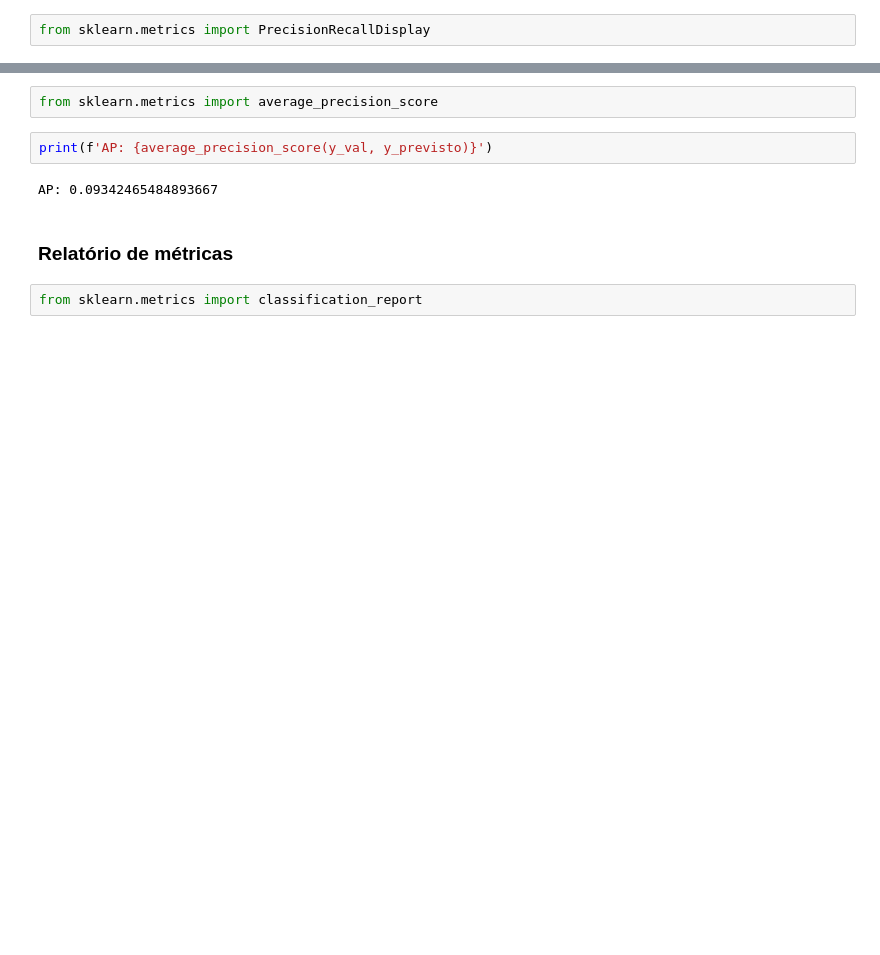
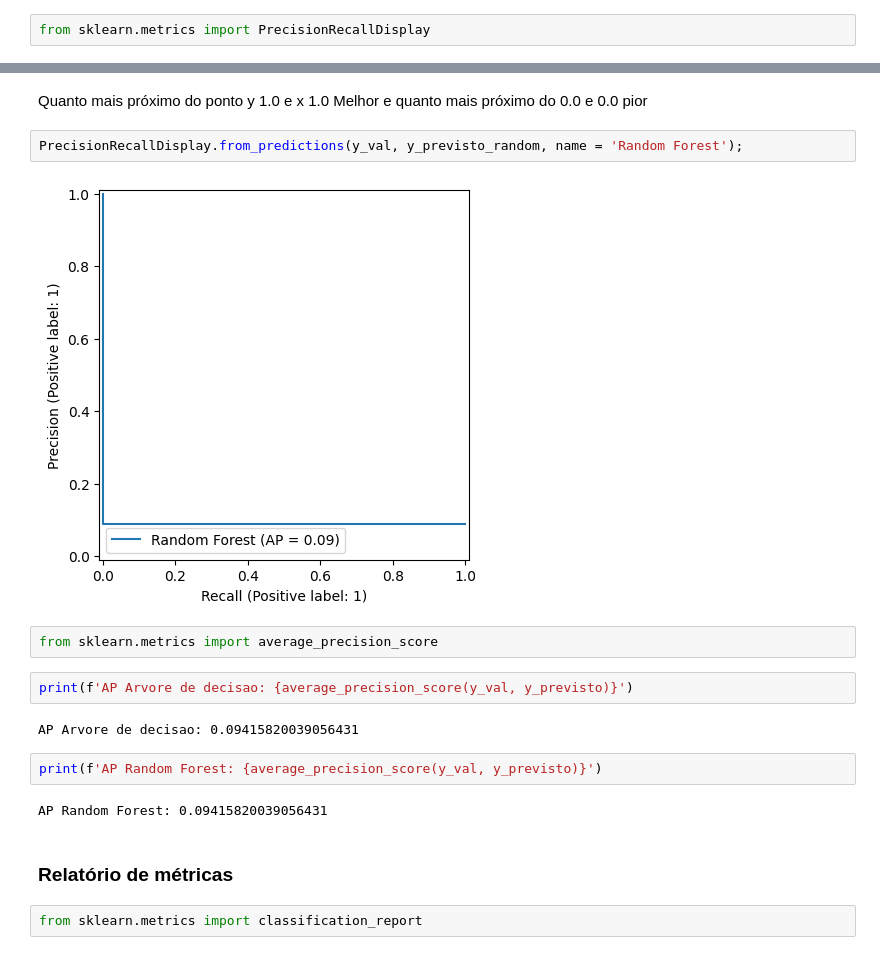
Before and after one commit to JhowSantiago/Classificao-validacao-de-modelos-e-metricas-de-avaliacao, a Jupyter notebook: Classificação_Validacao_e_metricas.ipynb, the cells around one changed output, grey strips where cells are left out. Saved outputs shown, nothing was run; the diff lists cells and outputs as text; blank space fills up the shorter version.

```diff
--- a/Classificação_Validacao_e_metricas.ipynb
+++ b/Classificação_Validacao_e_metricas.ipynb
@@ -245,9 +342,19 @@ PrecisionRecallDisplay.from_predictions(y_val, y_previsto, name = 'Árvore de de
+# %% [markdown]
+Quanto mais próximo do ponto y 1.0 e x 1.0 Melhor e quanto mais próximo do 0.0 e 0.0 pior
+# %%
+PrecisionRecallDisplay.from_predictions(y_val, y_previsto_random, name = 'Random Forest');
+# %% [output]
+[figure, added]
 # %%
 from sklearn.metrics import average_precision_score
+# %%
+print(f'AP Arvore de decisao: {average_precision_score(y_val, y_previsto)}')
+# %% [output]
+AP Arvore de decisao: 0.09415820039056431
 # %%
-print(f'AP: {average_precision_score(y_val, y_previsto)}')
+print(f'AP Random Forest: {average_precision_score(y_val, y_previsto)}')
 # %% [output]
-AP: 0.09342465484893667
+AP Random Forest: 0.09415820039056431
 # %% [markdown]
 ### Relatório de métricas
 # %%
```
Also changed, not shown: parts of 29 cells of this notebook, 1 other file.
